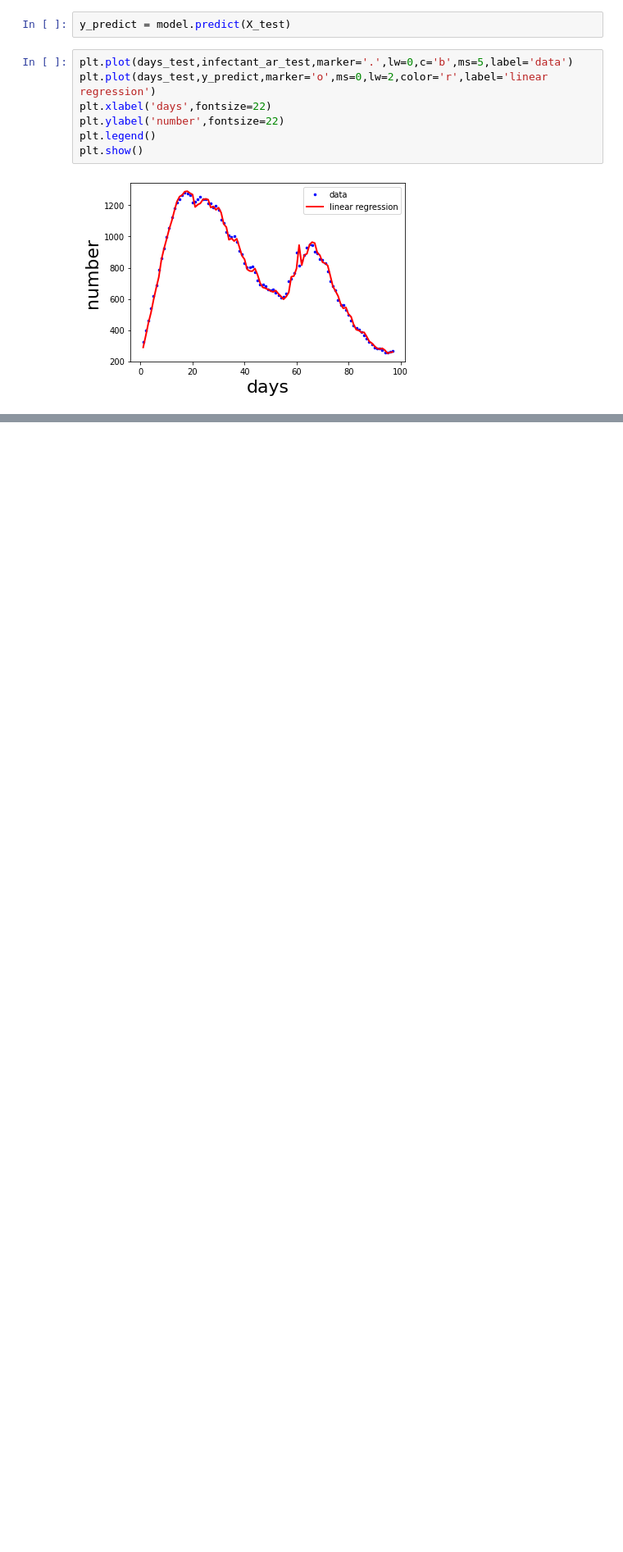
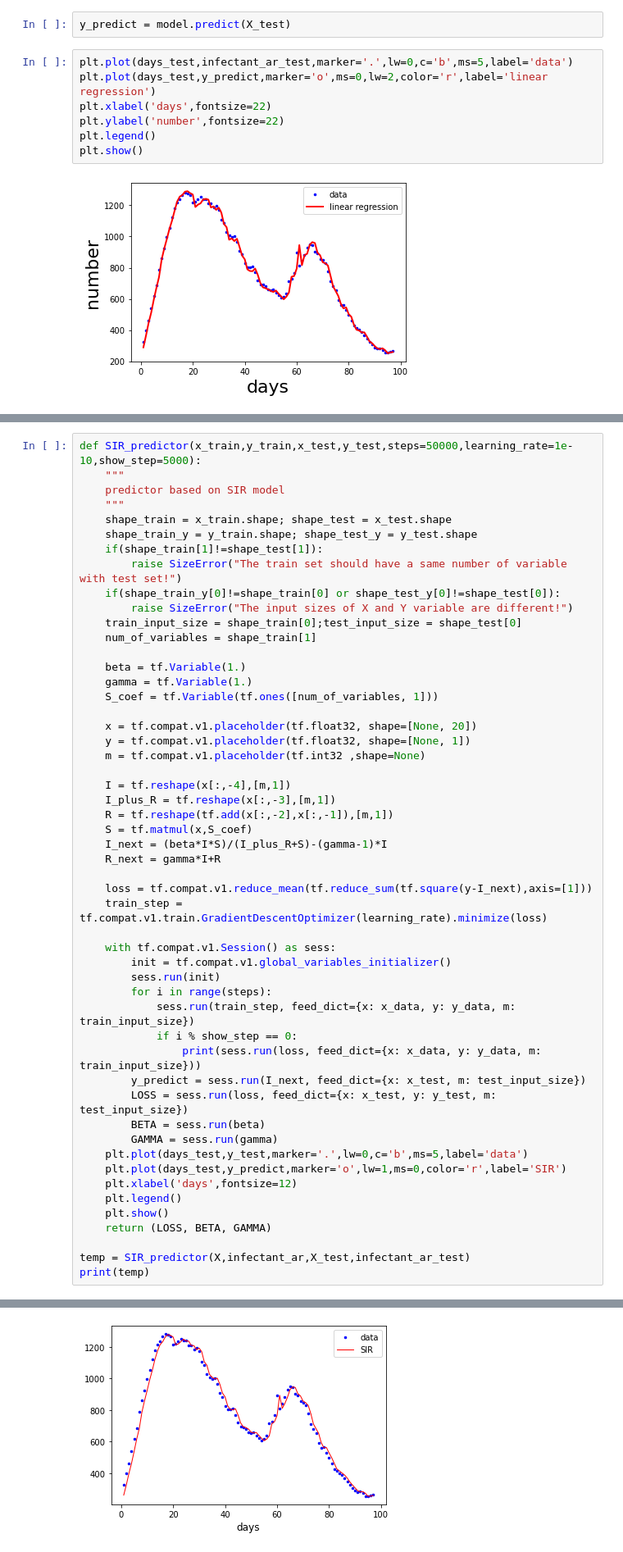
Before and after one commit to YuLiuPotato/AP40012_project, a Jupyter notebook: AP40012_project.ipynb, the cells around one changed output, grey strips where cells are left out. Shown at 82% size. Saved outputs shown, nothing was run; the diff lists cells and outputs as text; blank space fills up the shorter version.

```diff
--- a/AP40012_project.ipynb
+++ b/AP40012_project.ipynb
@@ -206,0 +319,53 @@ print((r2(infectant_ar_test,y_predict)))
+# %%
+def SIR_predictor(x_train,y_train,x_test,y_test,steps=50000,learning_rate=1e-10,show_step=5000):
+    """
+    predictor based on SIR model
+    """
+    shape_train = x_train.shape; shape_test = x_test.shape
+    shape_train_y = y_train.shape; shape_test_y = y_test.shape
+    if(shape_train[1]!=shape_test[1]):
+        raise SizeError("The train set should have a same number of variable with test set!")
+    if(shape_train_y[0]!=shape_train[0] or shape_test_y[0]!=shape_test[0]):
+        raise SizeError("The input sizes of X and Y variable are different!")
+    train_input_size = shape_train[0];test_input_size = shape_test[0]
+    num_of_variables = shape_train[1]
+
+    beta = tf.Variable(1.)
+    gamma = tf.Variable(1.)
+    S_coef = tf.Variable(tf.ones([num_of_variables, 1]))
+
+    x = tf.compat.v1.placeholder(tf.float32, shape=[None, 20])
+    y = tf.compat.v1.placeholder(tf.float32, shape=[None, 1])
+    m = tf.compat.v1.placeholder(tf.int32 ,shape=None)
+
+    I = tf.reshape(x[:,-4],[m,1])
+    I_plus_R = tf.reshape(x[:,-3],[m,1])
+    R = tf.reshape(tf.add(x[:,-2],x[:,-1]),[m,1])
+    S = tf.matmul(x,S_coef)
+    I_next = (beta*I*S)/(I_plus_R+S)-(gamma-1)*I
+    R_next = gamma*I+R
+
+    loss = tf.compat.v1.reduce_mean(tf.reduce_sum(tf.square(y-I_next),axis=[1]))
+    train_step = tf.compat.v1.train.GradientDescentOptimizer(learning_rate).minimize(loss)
+
+    with tf.compat.v1.Session() as sess:
+        init = tf.compat.v1.global_variables_initializer()
+        sess.run(init)
+        for i in range(steps):
+            sess.run(train_step, feed_dict={x: x_data, y: y_data, m: train_input_size})
+            if i % show_step == 0:
+                print(sess.run(loss, feed_dict={x: x_data, y: y_data, m: train_input_size}))
+        y_predict = sess.run(I_next, feed_dict={x: x_test, m: test_input_size})
+        LOSS = sess.run(loss, feed_dict={x: x_test, y: y_test, m: test_input_size})
+        BETA = sess.run(beta)
+        GAMMA = sess.run(gamma)
+    plt.plot(days_test,y_test,marker='.',lw=0,c='b',ms=5,label='data')
+    plt.plot(days_test,y_predict,marker='o',lw=1,ms=0,color='r',label='SIR')
+    plt.xlabel('days',fontsize=12)
+    plt.legend()
+    plt.show()
+    return (LOSS, BETA, GAMMA)
+
+temp = SIR_predictor(X,infectant_ar,X_test,infectant_ar_test)
+print(temp)
+# %% [output]
@@ -206,0 +382 @@ print((r2(infectant_ar_test,y_predict)))
+[figure, added]
```
Also changed, not shown: parts of 46 cells of this notebook.
